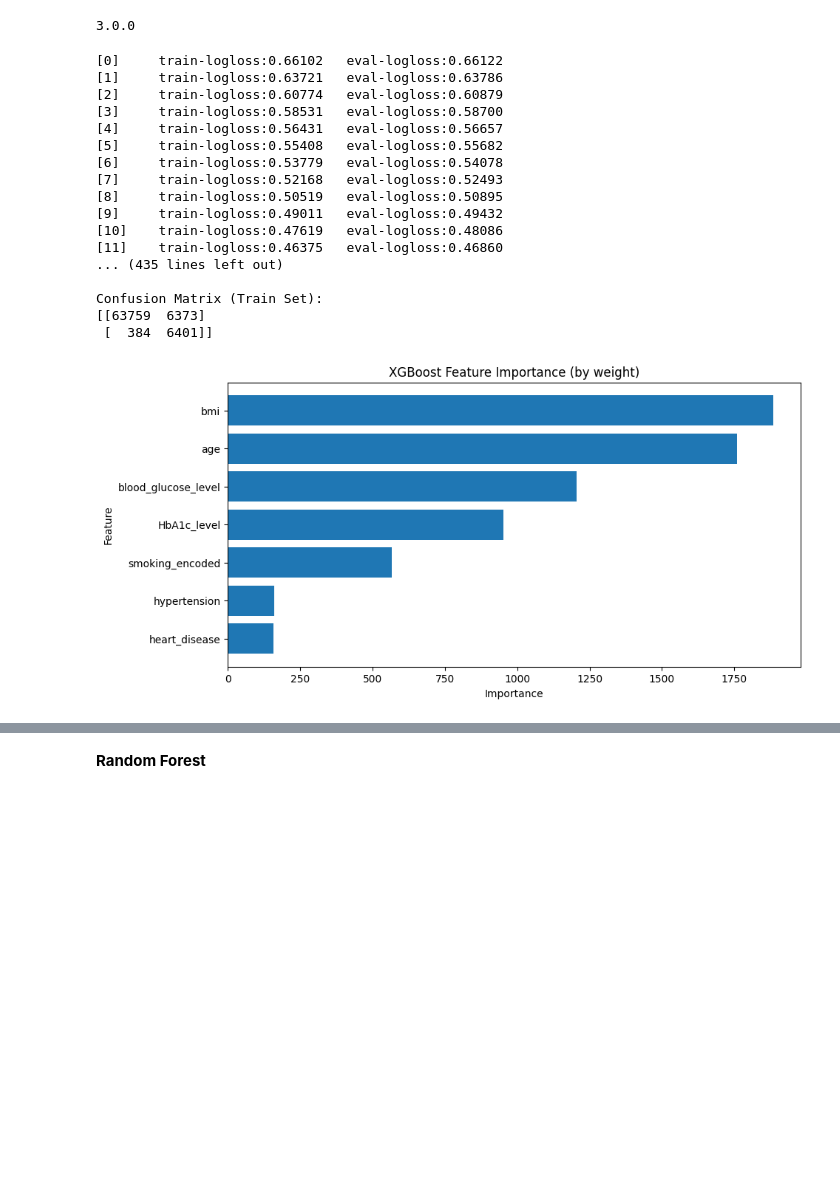
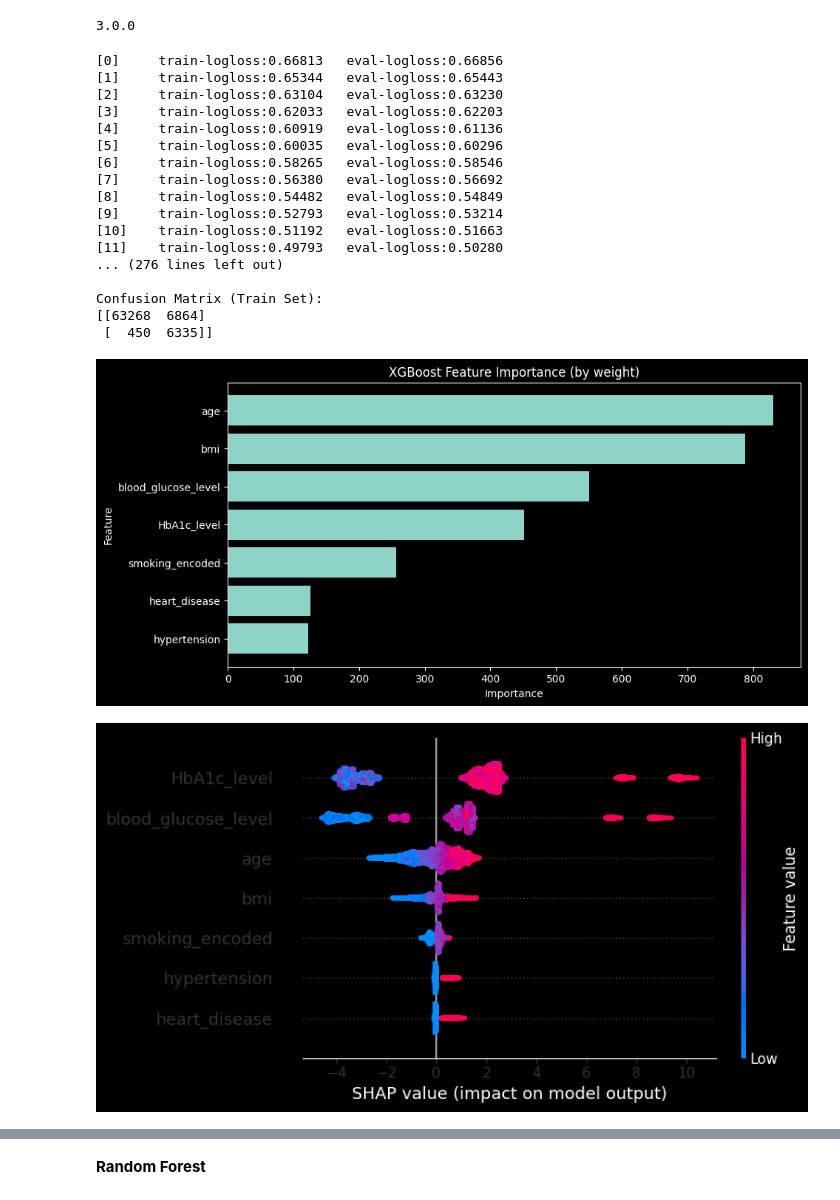
Before and after one commit to fkottapa3/Team14CSE6242, a Jupyter notebook: DiabetesPrediction_v1.ipynb, the cells around one changed output, grey strips where cells are left out. Saved outputs shown, nothing was run; the diff lists cells and outputs as text; code cells hidden in the pictures; blank space fills up the shorter version.

```diff
--- a/DiabetesPrediction_v1.ipynb
+++ b/DiabetesPrediction_v1.ipynb
@@ -467,10 +467,10 @@ params = {
     'scale_pos_weight': scale_pos_weight,
     'learning_rate': 0.05,
     'max_depth': 5,
-    'reg_alpha': 0.1,
-    'reg_lambda': 1.0,
-    'subsample': 0.8,
-    'colsample_bytree': 0.8,
+    'reg_alpha': 0.5,
+    'reg_lambda': 2.0,
+    'subsample': 0.7,
+    'colsample_bytree': 0.7,
     'gamma': 0.1,
     'min_child_weight': 3,
     'seed': 42
@@ -519,46 +519,47 @@ print(confusion_matrix(y_train, y_preds_train_labels))
 importance_dict = bst.get_score(importance_type='weight')
 importance_df = pd.DataFrame({
     'Feature': list(importance_dict.keys()),
     'Importance': list(importance_dict.values())
 }).sort_values(by='Importance', ascending=True)
 
 plt.figure(figsize=(10, 5))
 plt.barh(importance_df['Feature'], importance_df['Importance'])
 plt.title("XGBoost Feature Importance (by weight)")
 plt.xlabel("Importance")
 plt.ylabel("Feature")
 plt.show()
 
 # SHAP Explanation (note: requires passing raw DataFrame, not DMatrix)
 explainer = shap.Explainer(bst, X_test_selected)
 shap_values = explainer(X_test_selected)
 
 shap.summary_plot(shap_values, X_test_selected)
 
 # SHAP ranking
 shap_importance = pd.DataFrame({
     "Feature": X_test_selected.columns,
     "Mean SHAP Value": np.abs(shap_values.values).mean(axis=0)
 }).sort_values("Mean SHAP Value", ascending=False)
 
 print("\nSHAP Feature Importance Ranking:")
 print(shap_importance)
 # %% [output]
-[0]     train-logloss:0.66102   eval-logloss:0.66122
-[1]     train-logloss:0.63721   eval-logloss:0.63786
-[2]     train-logloss:0.60774   eval-logloss:0.60879
-[3]     train-logloss:0.58531   eval-logloss:0.58700
-[4]     train-logloss:0.56431   eval-logloss:0.56657
-[5]     train-logloss:0.55408   eval-logloss:0.55682
-[6]     train-logloss:0.53779   eval-logloss:0.54078
-[7]     train-logloss:0.52168   eval-logloss:0.52493
-[8]     train-logloss:0.50519   eval-logloss:0.50895
-[9]     train-logloss:0.49011   eval-logloss:0.49432
-[10]    train-logloss:0.47619   eval-logloss:0.48086
-[11]    train-logloss:0.46375   eval-logloss:0.46860
-... (435 lines left out)
+[0]     train-logloss:0.66813   eval-logloss:0.66856
+[1]     train-logloss:0.65344   eval-logloss:0.65443
+[2]     train-logloss:0.63104   eval-logloss:0.63230
+[3]     train-logloss:0.62033   eval-logloss:0.62203
+[4]     train-logloss:0.60919   eval-logloss:0.61136
+[5]     train-logloss:0.60035   eval-logloss:0.60296
+[6]     train-logloss:0.58265   eval-logloss:0.58546
+[7]     train-logloss:0.56380   eval-logloss:0.56692
+[8]     train-logloss:0.54482   eval-logloss:0.54849
+[9]     train-logloss:0.52793   eval-logloss:0.53214
+[10]    train-logloss:0.51192   eval-logloss:0.51663
+[11]    train-logloss:0.49793   eval-logloss:0.50280
+... (276 lines left out)
 
 Confusion Matrix (Train Set):
-[[63759  6373]
- [  384  6401]]
+[[63268  6864]
+ [  450  6335]]
-[figure, old version]
+[figure, new version]
+[figure, added]
```
Also changed, not shown: parts of 14 cells of this notebook.
